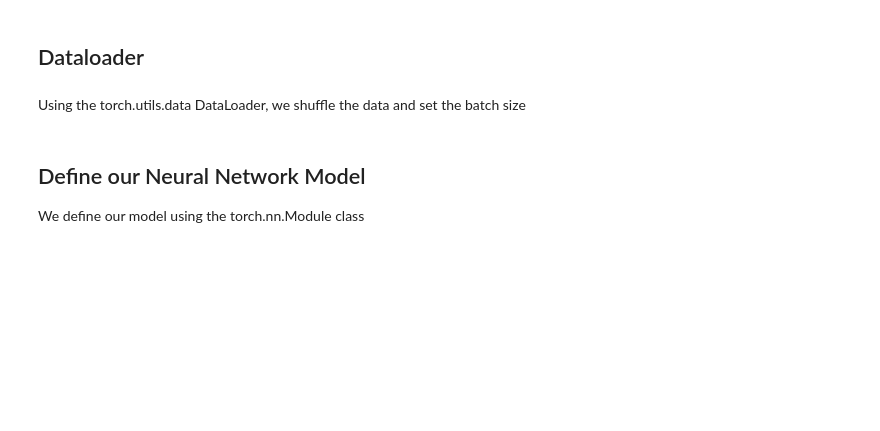
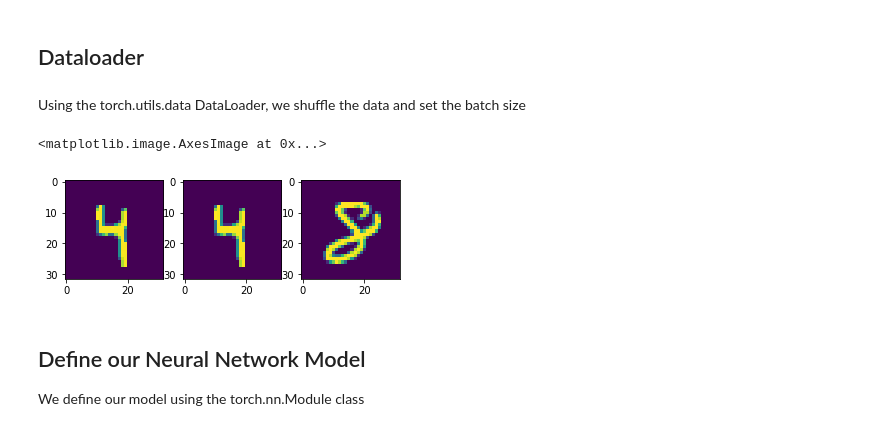
Before and after one commit to PrasadNR/Attempted-Blind-Constrained-Descent-Experiments-ABCDE-, a Jupyter notebook: PyTorch/CNN_Blind_Descent.ipynb, the cells around one changed output. Cells and saved outputs as stored; diff of their text form; code cells hidden in the pictures; blank space fills up the shorter version.

```diff
--- a/PyTorch/CNN_Blind_Descent.ipynb
+++ b/PyTorch/CNN_Blind_Descent.ipynb
@@ -40,7 +67,7 @@ Files already downloaded and verified
 # %% [markdown]
 ## Dataloader
 # %%
-class MyDataset(data.Dataset):
+class CIFAR10Dataset(data.Dataset):
     def __init__(self, X, Y):
         self.X = X
         self.Y = Y
@@ -53,6 +80,22 @@ class MyDataset(data.Dataset):
         X = X.astype(float)
         Y = self.Y[index]
         return X,Y
+
+class MNIST_Dataset(data.Dataset):
+    def __init__(self, X, Y):
+        self.X = X
+        self.Y = Y
+
+    def __len__(self):
+        return len(self.Y)
+
+    def __getitem__(self,index):
+        X = np.pad(self.X[index], 2)
+        X = np.repeat(X[:, :, np.newaxis], 3, axis = 2)
+        X = np.transpose(X, (2, 0, 1))
+        X = X.astype(float)
+        Y = self.Y[index]
+        return X,Y
 # %% [markdown]
 Using the torch.utils.data DataLoader, we shuffle the data and set the batch size
 # %%
@@ -60,32 +103,44 @@ num_workers = 8 if cuda else 0
 batch_size = 64
 
 # MNIST Training
-train_dataset = MyDataset(train_MNIST_data, train_MNIST_labels)
+train_dataset = MNIST_Dataset(train_MNIST_data, train_MNIST_labels)
 
 train_loader_args = dict(shuffle=True, batch_size=batch_size, num_workers=num_workers, pin_memory=True) if cuda\
                     else dict(shuffle=True, batch_size=batch_size)
 train_MNIST_loader = data.DataLoader(train_dataset, **train_loader_args)
 
 # MNIST Testing
-test_dataset = MyDataset(test_MNIST_data, test_MNIST_labels)
+test_dataset = MNIST_Dataset(test_MNIST_data, test_MNIST_labels)
 
 test_loader_args = dict(shuffle=False, batch_size=batch_size, num_workers=num_workers, pin_memory=True) if cuda\
                     else dict(shuffle=False, batch_size=1)
 test_MNIST_loader = data.DataLoader(test_dataset, **test_loader_args)
 
 # CIFAR10 Training
-train_dataset = MyDataset(train_CIFAR10_data, train_CIFAR10_labels)
+train_dataset = CIFAR10Dataset(train_CIFAR10_data, train_CIFAR10_labels)
 
 train_loader_args = dict(shuffle=True, batch_size=batch_size, num_workers=num_workers, pin_memory=True) if cuda\
                     else dict(shuffle=True, batch_size=batch_size)
 train_CIFAR10_loader = data.DataLoader(train_dataset, **train_loader_args)
 
 # CIFAR10 Testing
-test_dataset = MyDataset(test_CIFAR10_data, test_CIFAR10_labels)
+test_dataset = CIFAR10Dataset(test_CIFAR10_data, test_CIFAR10_labels)
 
 test_loader_args = dict(shuffle=False, batch_size=batch_size, num_workers=num_workers, pin_memory=True) if cuda\
                     else dict(shuffle=False, batch_size=1)
 test_CIFAR10_loader = data.DataLoader(test_dataset, **test_loader_args)
+# %%
+# Visualise MNIST
+(data_visualise, _) = next(iter(train_MNIST_loader))
+plt.subplot(131)
+plt.imshow(data_visualise[0, 0, :, :])
+plt.subplot(132)
+plt.imshow(data_visualise[0, 1, :, :])
+plt.subplot(133)
+plt.imshow(data_visualise[1, 0, :, :])
+# %% [output]
+<matplotlib.image.AxesImage at 0x...>
+[figure, added]
 # %% [markdown]
 ## Define our Neural Network Model
 We define our model using the torch.nn.Module class
```
Also changed, not shown: parts of 2 cells of this notebook, 1 other file.
